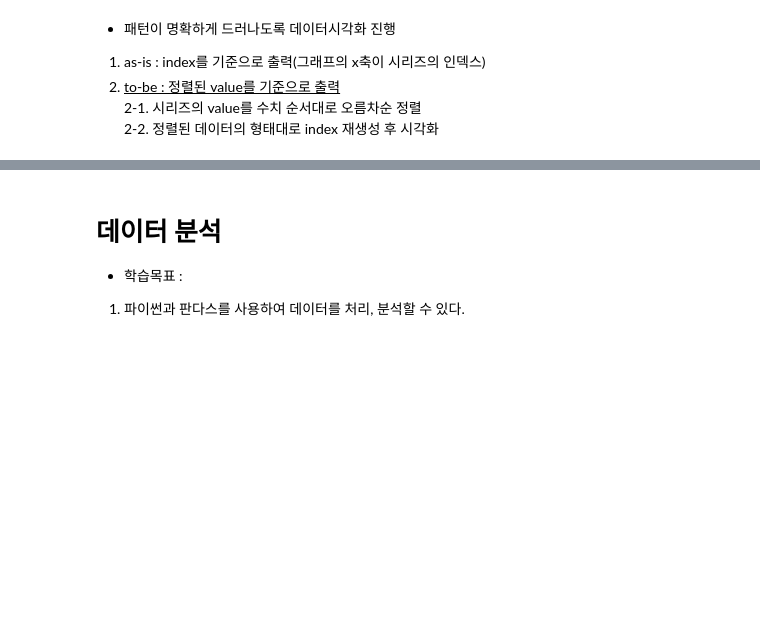
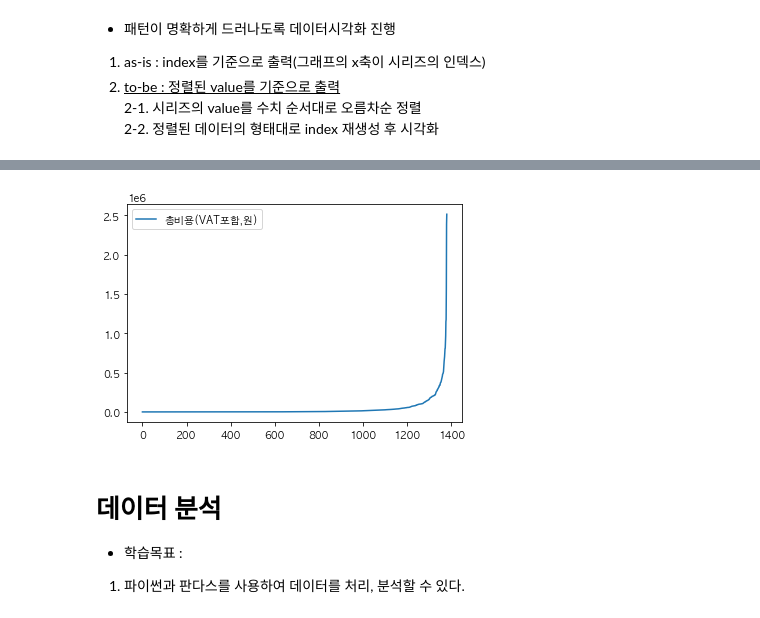
Before and after one commit to dch9610/Single_Project, a Jupyter notebook: 마케팅 데이터 분석/03.검색광고 데이터 분석.ipynb, the cells around one changed output, grey strips where cells are left out. Drawn from its saved outputs; the diff is of its cells as text; code cells hidden in the pictures; blank space fills up the shorter version.

```diff
--- a/마케팅 데이터 분석/03.검색광고 데이터 분석.ipynb
+++ b/마케팅 데이터 분석/03.검색광고 데이터 분석.ipynb
@@ -470,6 +624,10 @@ plt.show()
 # %%
 #총비용칼럼 시각화
 #위 코드에서 칼럼명만 변경
+(((df['총비용(VAT포함,원)'].sort_values()).reset_index()).drop('index', axis=1)).plot()
+plt.show()
+# %% [output]
+[figure, added]
 # %% [markdown]
 # 데이터 분석
 - 학습목표 :
```
Also changed, not shown: parts of 59 cells of this notebook.
